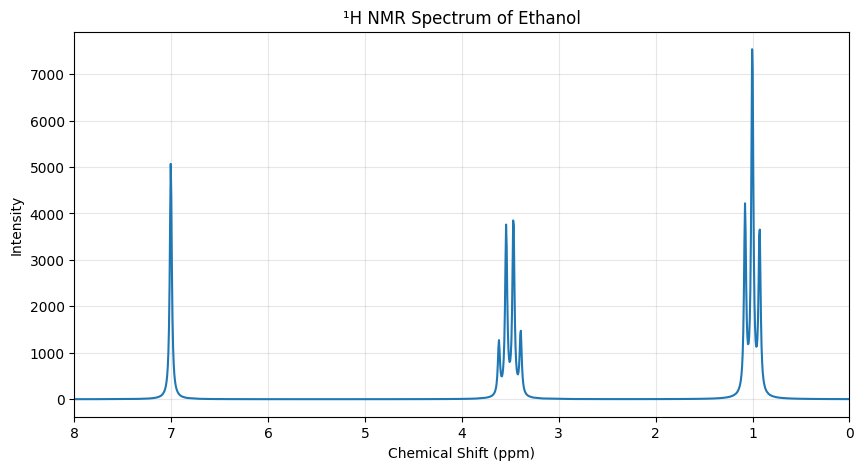
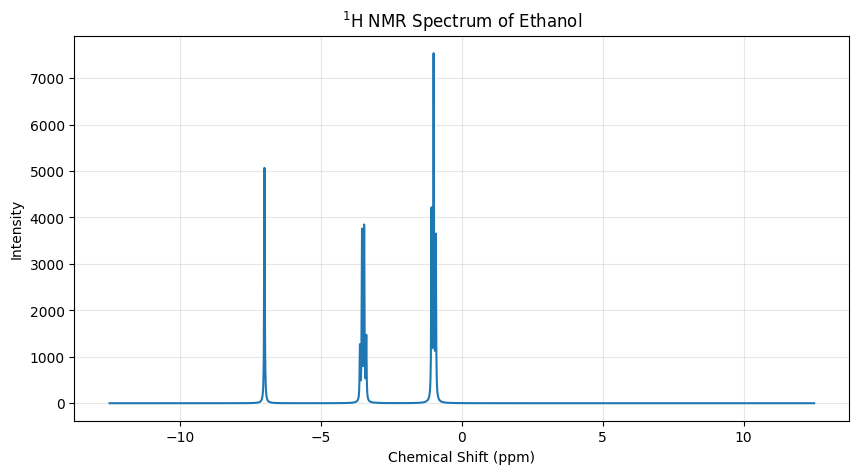
Code edit (unified diff) that turned the first committed figure into the second:
--- before
+++ after
@@ -1,3 +1,3 @@
-# Read spectrum with Bâ‚€ and nucleus specified
+# Read spectrum with b0 and nucleus specified
 spe_ppm = read_simp('../../examples/read/ethanol.spe', b0='400MHz', nucleus='1H')
 
@@ -7,6 +7,6 @@
 plt.xlabel('Chemical Shift (ppm)')
 plt.ylabel('Intensity')
-plt.title('Â¹H NMR Spectrum of Ethanol')
-plt.xlim(8, 0)  # Conventional ppm range for Â¹H
+plt.title('$^1$H NMR Spectrum of Ethanol')
+#plt.xlim(8, 0)  # Conventional ppm range for ¹H
 plt.grid(True, alpha=0.3)
 plt.show()

Commit: Fixed ruff lint, problem with hz to ppm convertion, csdmpy dependencies, docs error, and updated some docs.